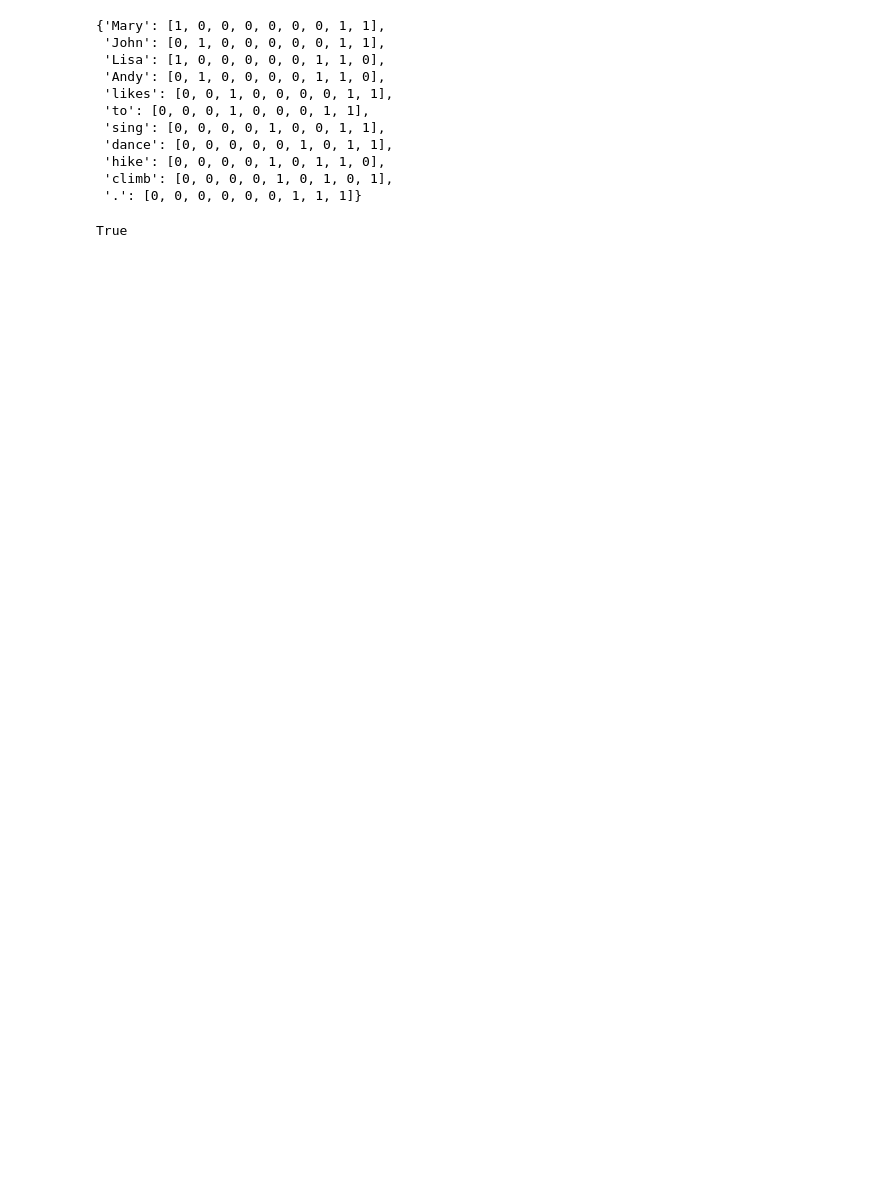
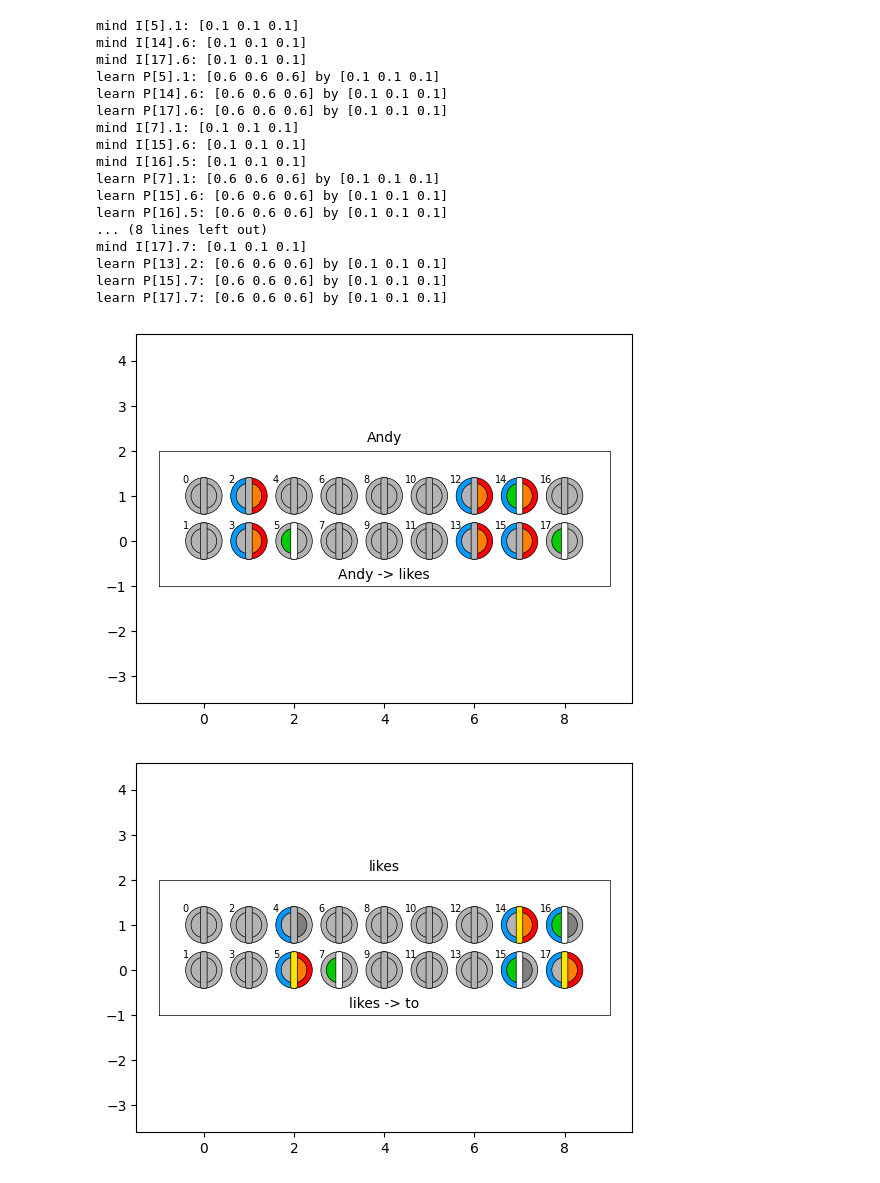
Before and after one commit to ihux/neurotron-develop, a Jupyter notebook: jupyter/neurotron/cluster.ipynb, the cells around one changed output. Drawn from its saved outputs; the diff is of its cells as text; code cells hidden in the pictures; blank space fills up the shorter version.

Commit message:
mary jnb

```diff
--- a/jupyter/neurotron/cluster.ipynb
+++ b/jupyter/neurotron/cluster.ipynb
@@ -282,18 +238,26 @@ learn P[17].5: [0.6 0.6 0.6] by [0.1 0.1 0.1]
-# %%
-token
-# %% [output]
-{'Mary': [1, 0, 0, 0, 0, 0, 0, 1, 1],
- 'John': [0, 1, 0, 0, 0, 0, 0, 1, 1],
- 'Lisa': [1, 0, 0, 0, 0, 0, 1, 1, 0],
- 'Andy': [0, 1, 0, 0, 0, 0, 1, 1, 0],
- 'likes': [0, 0, 1, 0, 0, 0, 0, 1, 1],
- 'to': [0, 0, 0, 1, 0, 0, 0, 1, 1],
- 'sing': [0, 0, 0, 0, 1, 0, 0, 1, 1],
- 'dance': [0, 0, 0, 0, 0, 1, 0, 1, 1],
- 'hike': [0, 0, 0, 0, 1, 0, 1, 1, 0],
- 'climb': [0, 0, 0, 0, 1, 0, 1, 0, 1],
- '.': [0, 0, 0, 0, 0, 0, 1, 1, 1]}
 # %%
-'Mary' in token
+cells.process('Andy')
+cells.process('likes')
+cells.process('to')
+cells.process('climb')
+cells.process('.')
 # %% [output]
-True
+mind I[5].1: [0.1 0.1 0.1]
+mind I[14].6: [0.1 0.1 0.1]
+mind I[17].6: [0.1 0.1 0.1]
+learn P[5].1: [0.6 0.6 0.6] by [0.1 0.1 0.1]
+learn P[14].6: [0.6 0.6 0.6] by [0.1 0.1 0.1]
+learn P[17].6: [0.6 0.6 0.6] by [0.1 0.1 0.1]
+mind I[7].1: [0.1 0.1 0.1]
+mind I[15].6: [0.1 0.1 0.1]
+mind I[16].5: [0.1 0.1 0.1]
+learn P[7].1: [0.6 0.6 0.6] by [0.1 0.1 0.1]
+learn P[15].6: [0.6 0.6 0.6] by [0.1 0.1 0.1]
+learn P[16].5: [0.6 0.6 0.6] by [0.1 0.1 0.1]
+... (8 lines left out)
+mind I[17].7: [0.1 0.1 0.1]
+learn P[13].2: [0.6 0.6 0.6] by [0.1 0.1 0.1]
+learn P[15].7: [0.6 0.6 0.6] by [0.1 0.1 0.1]
+learn P[17].7: [0.6 0.6 0.6] by [0.1 0.1 0.1]
+[figure, added]
+[figure, added]
```
Also changed, not shown: parts of 21 cells of this notebook, 5 other files.
